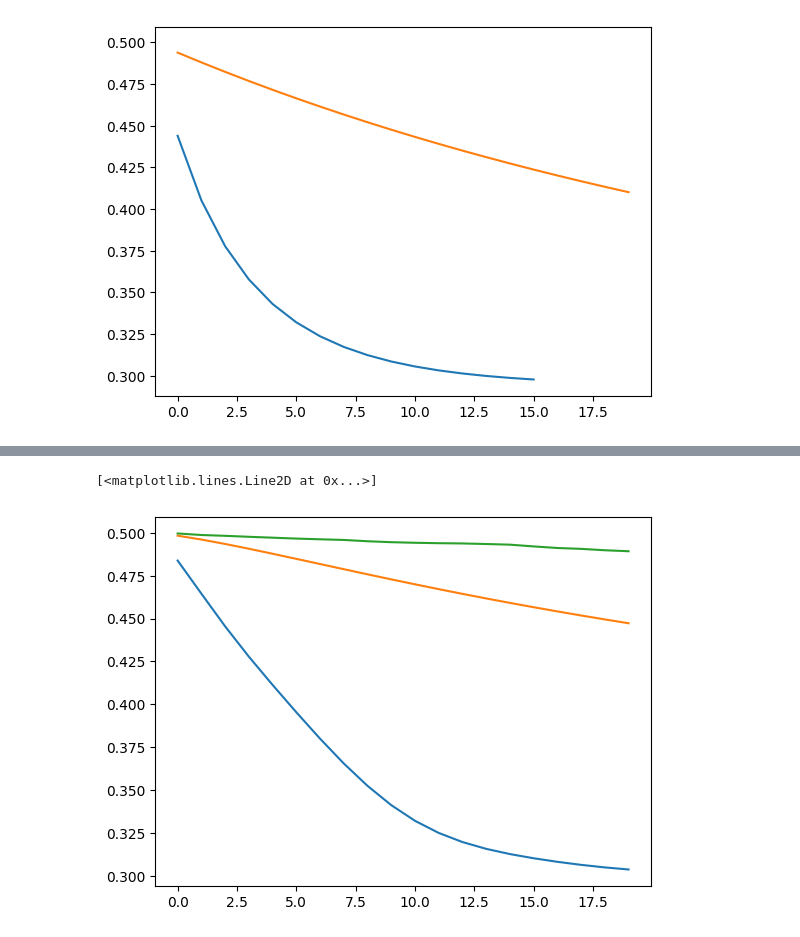
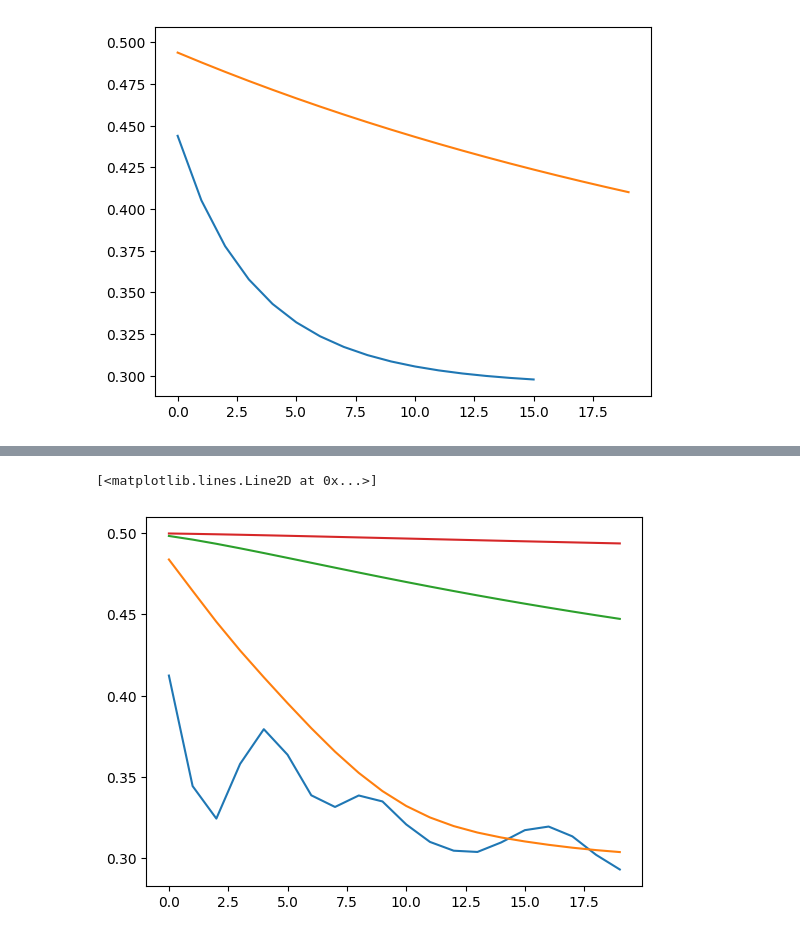
Before and after one commit to nitzanmr/ML-codespace, a Jupyter notebook: results.ipynb, the cells around one changed output, grey strips where cells are left out. Cells and saved outputs as stored; diff of their text form; code cells hidden in the pictures.

```diff
--- a/results.ipynb
+++ b/results.ipynb
@@ -75,14 +62,22 @@ plt.plot(plot_me)
 # %%
+#Adam
+end_theta,k,plot_me2= ex1.Adam(x,y,theta0,alpha=1, max_iter=20)
+plt.plot(plot_me2)
+
 end_theta,k,plot_me2= ex1.Adam(x,y,theta0,alpha=0.1, max_iter=20)
 plt.plot(plot_me2)
 
 # results_of_gd_over_time = []
 end_theta,k,plot_me2= ex1.Adam(x,y,theta0,alpha=0.01, max_iter=20)
 plt.plot(plot_me2)
 # results_of_gd_over_time = []
 end_theta,k,plot_me2= ex1.Adam(x,y,theta0,alpha=0.001, max_iter=20)
 # print(plot_me2)
-plt.plot(plot_me)
+plt.plot(plot_me2)
+
+
+#this is not better than minibatch. with 0.1 it goes pretty low
+#it dosen't come together faster.
 # %% [output]
 [<matplotlib.lines.Line2D at 0x...>]
-[figure, old version]
+[figure, new version]
```
Also changed, not shown: parts of 1 cell of this notebook, 13 other files.
